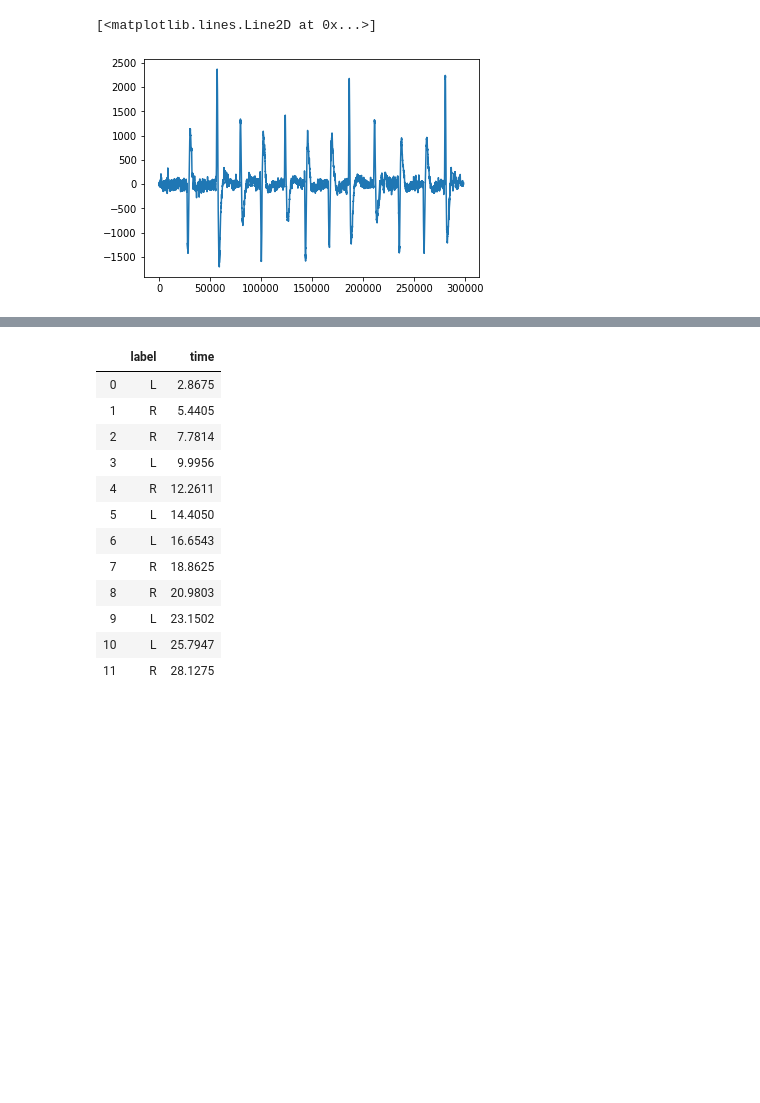
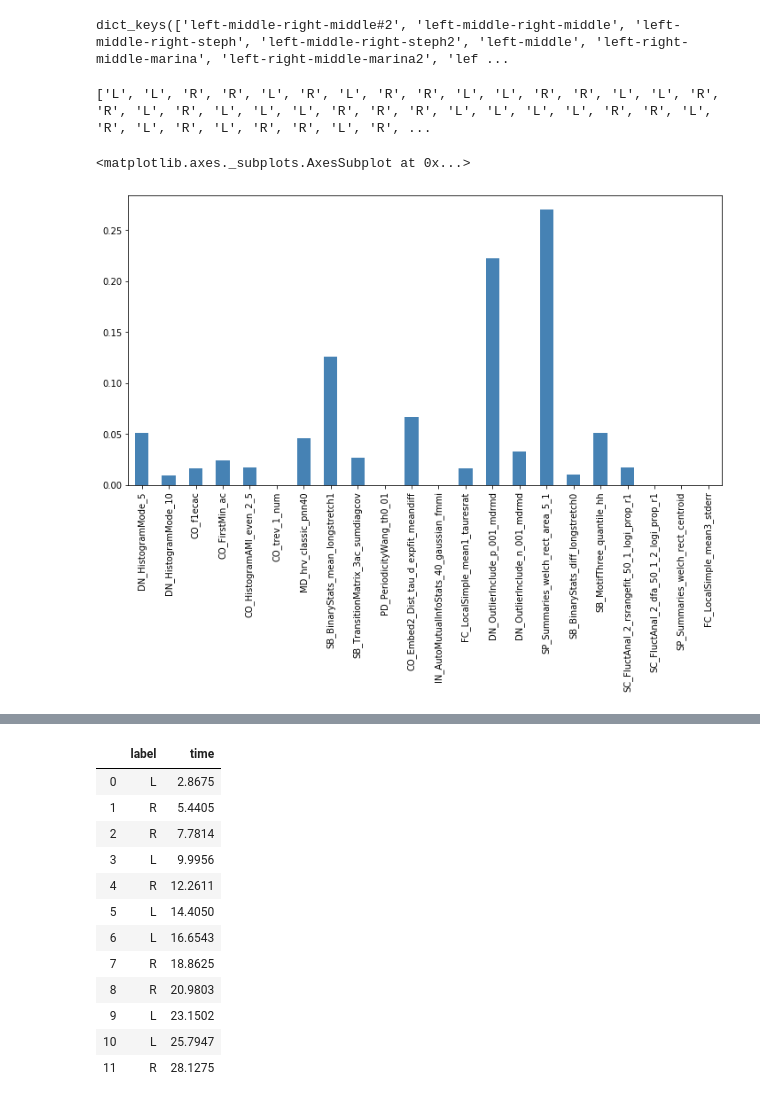
Before and after one commit to BruceWangXD/SpaceInvaders, a Jupyter notebook: catch22.ipynb, the cells around one changed output, grey strips where cells are left out. Cells and saved outputs as stored; diff of their text form; code cells hidden in the pictures; blank space fills up the shorter version.

```diff
--- a/catch22.ipynb
+++ b/catch22.ipynb
@@ -48,17 +0,0 @@ def read_arduinbro(wav_array, inputBufferSize, k):
-# %%
-
-# path = "/Users/billydodds/Documents/Uni/DATA3888/Aqua10/Datasets/Eye Data/"
-
-# path = 'C:/Users/David/Documents/DATA3888/Aqua10/Datasets/Eye Data/'
-
-path = 'C:/Users/souls/Documents/Aqua10/Datasets/Eye Data/'
-
-file = "left-right"
-
-
-samprate, wav_array = wavfile.read(path+file+".wav")
-
-plt.plot(wav_array)
-# %% [output]
-[<matplotlib.lines.Line2D at 0x...>]
-[figure, removed]
@@ -64,0 +21,30 @@ plt.plot(wav_array)
+# %%
+# load in training data
+
+waves, labels, samprate = load_training_data(path = "C:/Users/souls/Documents/Aqua10/Datasets/Good Data - Sandeep no errors/",
+                       scale_factor= 512/(2**13 - 1),
+                       blacklist = ["blink", "different", "fast", "slow", "eyebrow"])
+# %% [output]
+dict_keys(['left-middle-right-middle#2', 'left-middle-right-middle', 'left-middle-right-steph', 'left-middle-right-steph2', 'left-middle', 'left-right-middle-marina', 'left-right-middle-marina2', 'lef ...
+# %%
+# extract events from training data
+
+time_seq = np.linspace(1, len(wav_array), len(wav_array))/samprate
+
+before_buffer = 0.5
+after_buffer = 1
+
+events = [] # list of events in terms of slice of wav_array
+event_labels = [] # list of labels
+
+for key in labels:
+    wave = waves[key]
+    label = labels[key]
+    for lab, time in zip(label.label, label.time):
+        event_labels.append(lab)
+        event_start = int((time - before_buffer) * samprate) # in terms of sampling rate
+        event_end = int((time + after_buffer) * samprate) # in terms of sampling rate
+
+        events.append(wave[event_start:event_end])
+# %% [output]
+['L', 'L', 'R', 'R', 'L', 'R', 'L', 'R', 'R', 'L', 'L', 'R', 'R', 'L', 'L', 'R', 'R', 'L', 'R', 'L', 'L', 'L', 'R', 'R', 'R', 'L', 'L', 'L', 'L', 'R', 'R', 'L', 'R', 'L', 'R', 'L', 'R', 'R', 'L', 'R', ...
@@ -64,0 +62,12 @@ plt.plot(wav_array)
+# %%
+# print(features_df)
+
+clf = DecisionTreeClassifier()
+clf.fit(features_df, event_labels)
+
+pd.Series(clf.feature_importances_, index=features_df.columns).plot.bar(color='steelblue', figsize=(12, 6))
+
+# trans = SelectFromModel(clf, threshold='median')
+# %% [output]
+<matplotlib.axes._subplots.AxesSubplot at 0x...>
+[figure, added]
```
Also changed, not shown: parts of 11 cells of this notebook.
